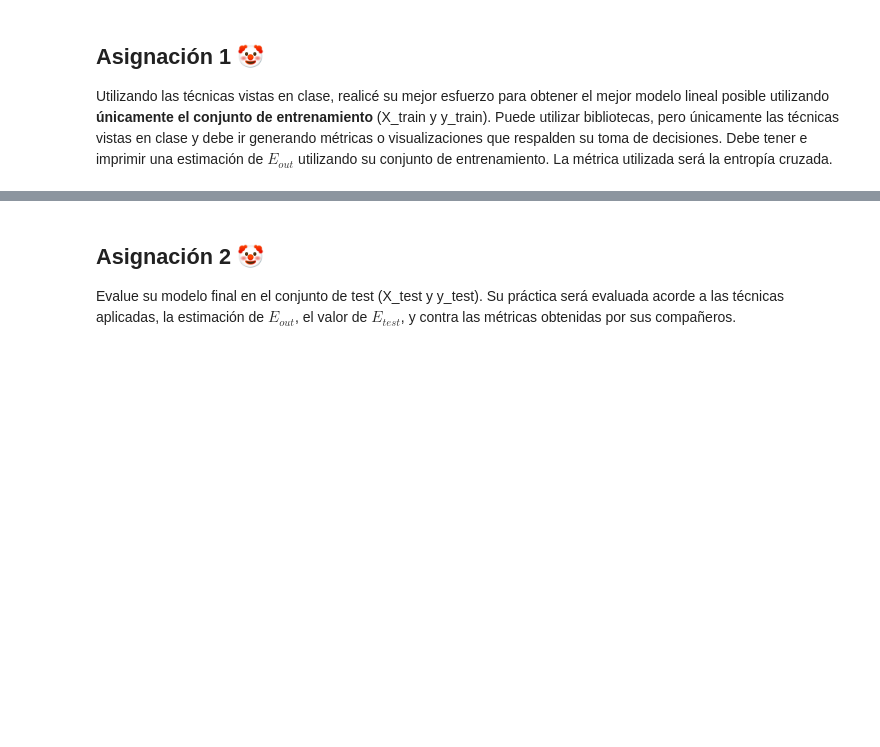
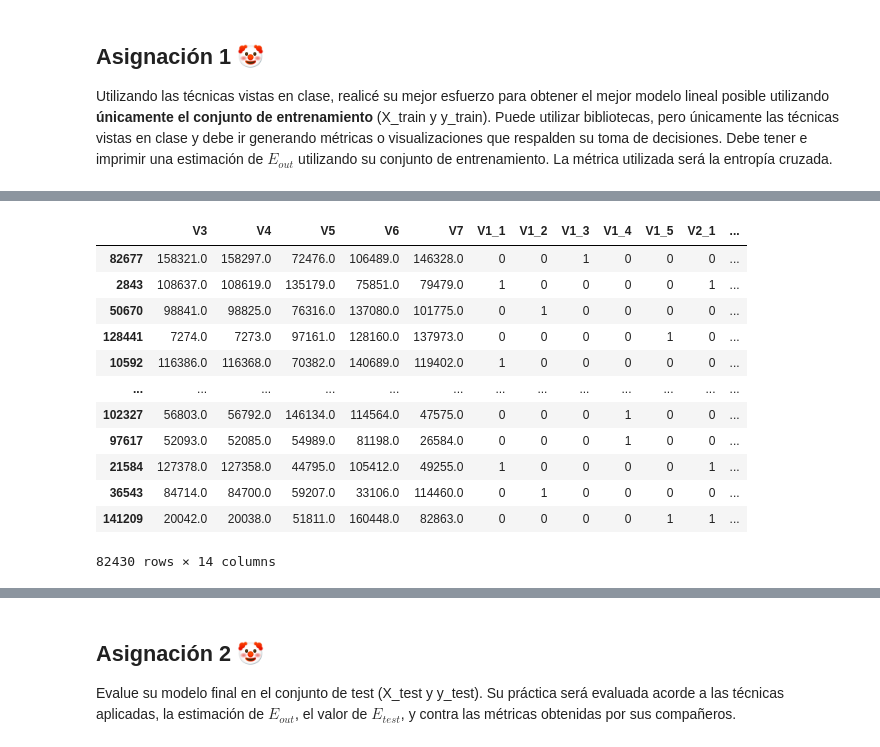
Before and after one commit to V-ivan11/Modelado, a Jupyter notebook: Practicas/4 - Overfitting.ipynb, the cells around one changed output, grey strips where cells are left out. Cells and saved outputs as stored; diff of their text form; code cells hidden in the pictures; blank space fills up the shorter version.

```diff
--- a/Practicas/4 - Overfitting.ipynb
+++ b/Practicas/4 - Overfitting.ipynb
@@ -118,0 +118,18 @@ Utilizando las técnicas vistas en clase, realicé su mejor esfuerzo para obtene
+# %%
+# Hacemos One Hot Encoding para V1 y V2
+X_train = pd.get_dummies(X_train, prefix=["V1","V2"], columns=["V1","V2"])
+X_train
+# %% [output]
+|  | V3 | V4 | V5 | V6 | V7 | V1_1 | V1_2 | V1_3 | V1_4 | V1_5 | V2_1 | ... |
+| 82677 | 158321.0 | 158297.0 | 72476.0 | 106489.0 | 146328.0 | 0 | 0 | 1 | 0 | 0 | 0 | ... |
+| 2843 | 108637.0 | 108619.0 | 135179.0 | 75851.0 | 79479.0 | 1 | 0 | 0 | 0 | 0 | 1 | ... |
+| 50670 | 98841.0 | 98825.0 | 76316.0 | 137080.0 | 101775.0 | 0 | 1 | 0 | 0 | 0 | 0 | ... |
+| 128441 | 7274.0 | 7273.0 | 97161.0 | 128160.0 | 137973.0 | 0 | 0 | 0 | 0 | 1 | 0 | ... |
+| 10592 | 116386.0 | 116368.0 | 70382.0 | 140689.0 | 119402.0 | 1 | 0 | 0 | 0 | 0 | 0 | ... |
+| ... | ... | ... | ... | ... | ... | ... | ... | ... | ... | ... | ... | ... |
+| 102327 | 56803.0 | 56792.0 | 146134.0 | 114564.0 | 47575.0 | 0 | 0 | 0 | 1 | 0 | 0 | ... |
+| 97617 | 52093.0 | 52085.0 | 54989.0 | 81198.0 | 26584.0 | 0 | 0 | 0 | 1 | 0 | 0 | ... |
+| 21584 | 127378.0 | 127358.0 | 44795.0 | 105412.0 | 49255.0 | 1 | 0 | 0 | 0 | 0 | 1 | ... |
+| 36543 | 84714.0 | 84700.0 | 59207.0 | 33106.0 | 114460.0 | 0 | 1 | 0 | 0 | 0 | 0 | ... |
+| 141209 | 20042.0 | 20038.0 | 51811.0 | 160448.0 | 82863.0 | 0 | 0 | 0 | 0 | 1 | 1 | ... |
+82430 rows × 14 columns
```
Also changed, not shown: parts of 5 cells of this notebook, 1 other file.
